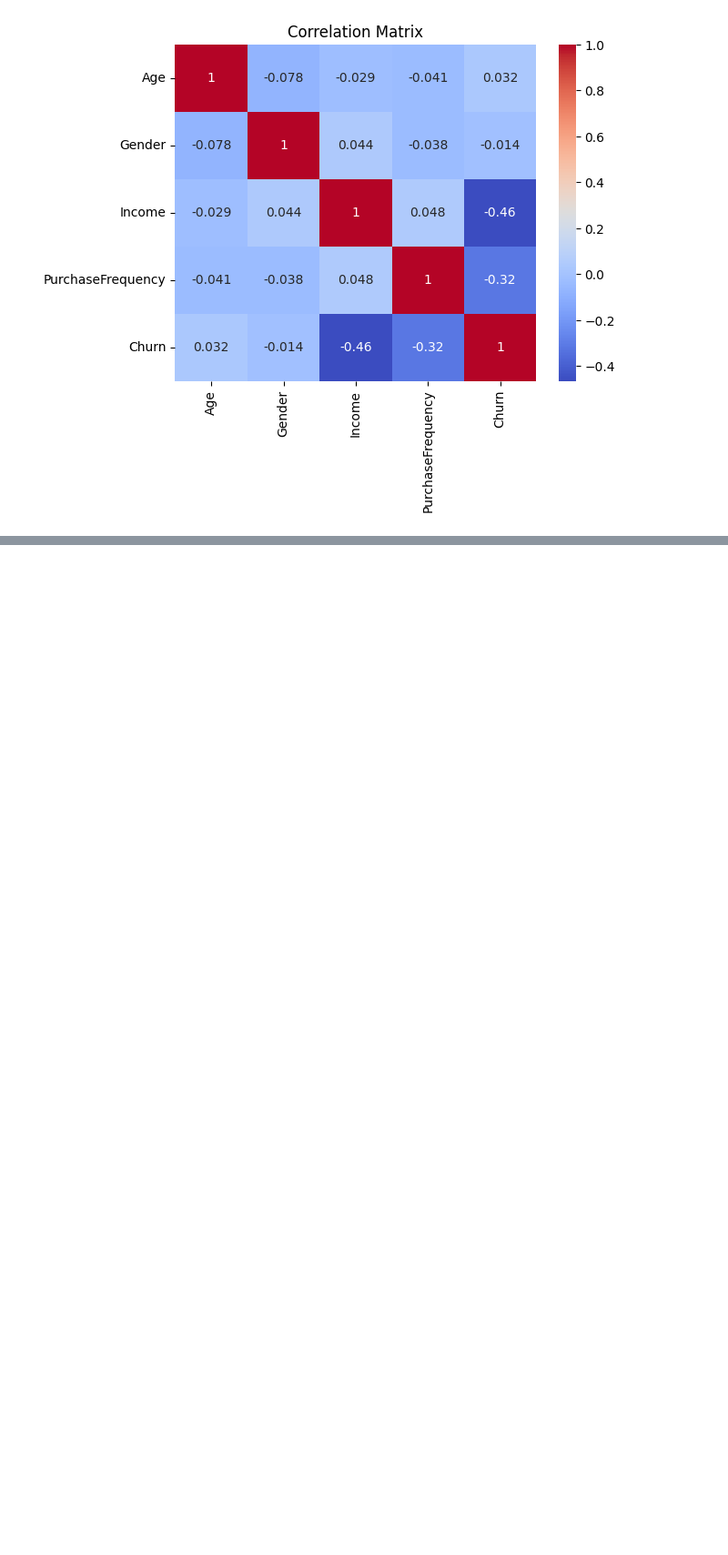
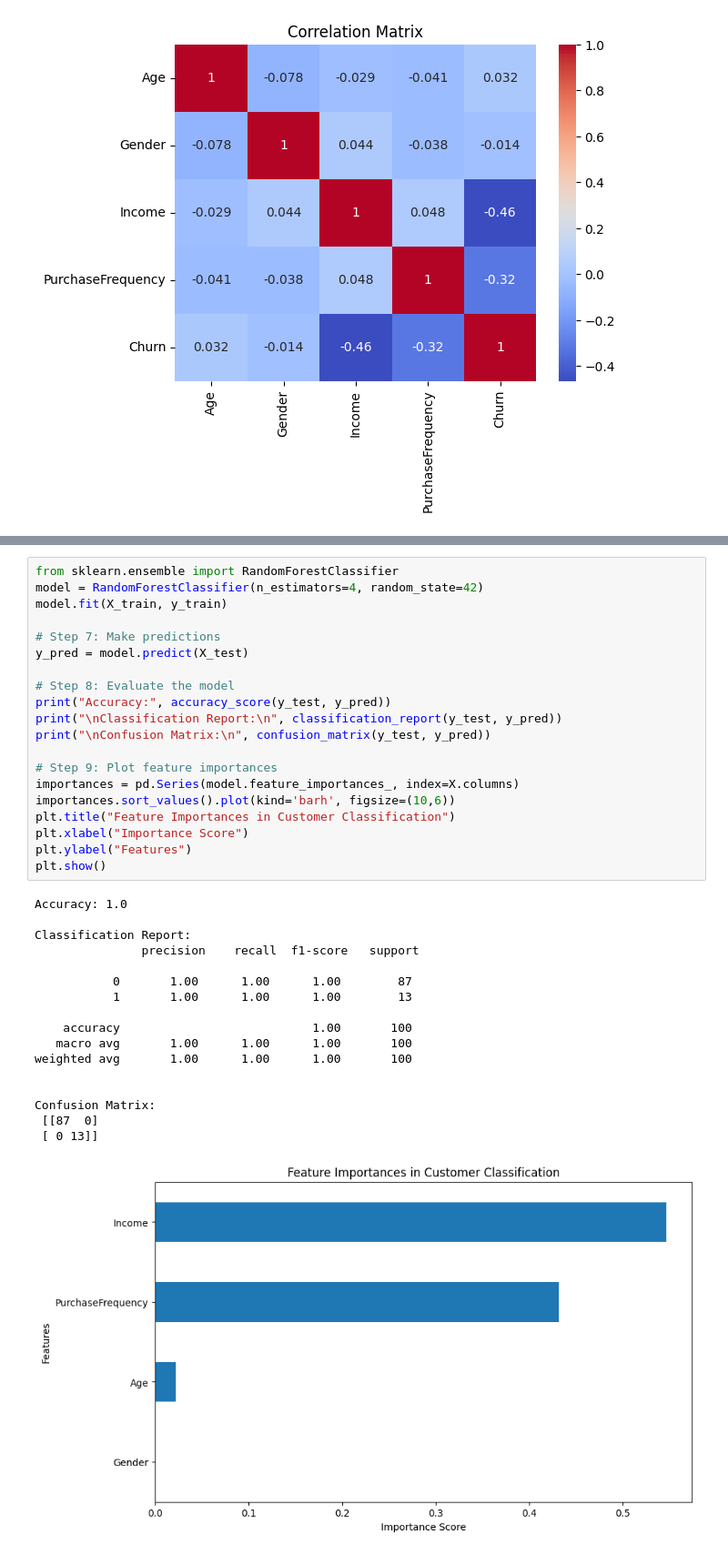
Before and after one commit to AnuragSen370/Anurag-Sen, a Jupyter notebook: Customer_Classification.ipynb, the cells around one changed output, grey strips where cells are left out. Shown: that part at 91% size. Saved outputs shown, nothing was run; the diff lists cells and outputs as text; blank space fills up the shorter version.

```diff
--- a/Customer_Classification.ipynb
+++ b/Customer_Classification.ipynb
@@ -154,0 +231,38 @@ This customer is likely to STAY. Continue engagement as usual.
+# %%
+from sklearn.ensemble import RandomForestClassifier
+model = RandomForestClassifier(n_estimators=4, random_state=42)
+model.fit(X_train, y_train)
+
+# Step 7: Make predictions
+y_pred = model.predict(X_test)
+
+# Step 8: Evaluate the model
+print("Accuracy:", accuracy_score(y_test, y_pred))
+print("\nClassification Report:\n", classification_report(y_test, y_pred))
+print("\nConfusion Matrix:\n", confusion_matrix(y_test, y_pred))
+
+# Step 9: Plot feature importances
+importances = pd.Series(model.feature_importances_, index=X.columns)
+importances.sort_values().plot(kind='barh', figsize=(10,6))
+plt.title("Feature Importances in Customer Classification")
+plt.xlabel("Importance Score")
+plt.ylabel("Features")
+plt.show()
+# %% [output]
+Accuracy: 1.0
+
+Classification Report:
+               precision    recall  f1-score   support
+
+           0       1.00      1.00      1.00        87
+           1       1.00      1.00      1.00        13
+
+    accuracy                           1.00       100
+   macro avg       1.00      1.00      1.00       100
+weighted avg       1.00      1.00      1.00       100
+
+
+Confusion Matrix:
+ [[87  0]
+ [ 0 13]]
+[figure, added]
```
Also changed, not shown: parts of 11 cells of this notebook.
